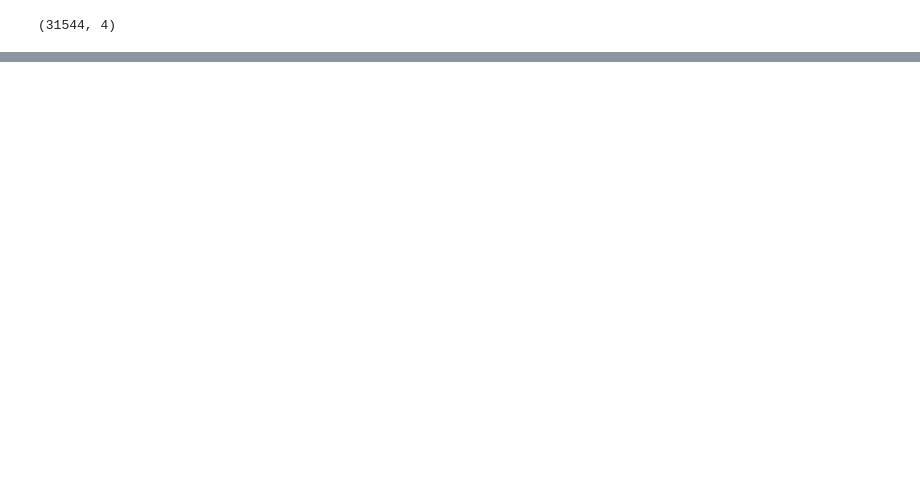
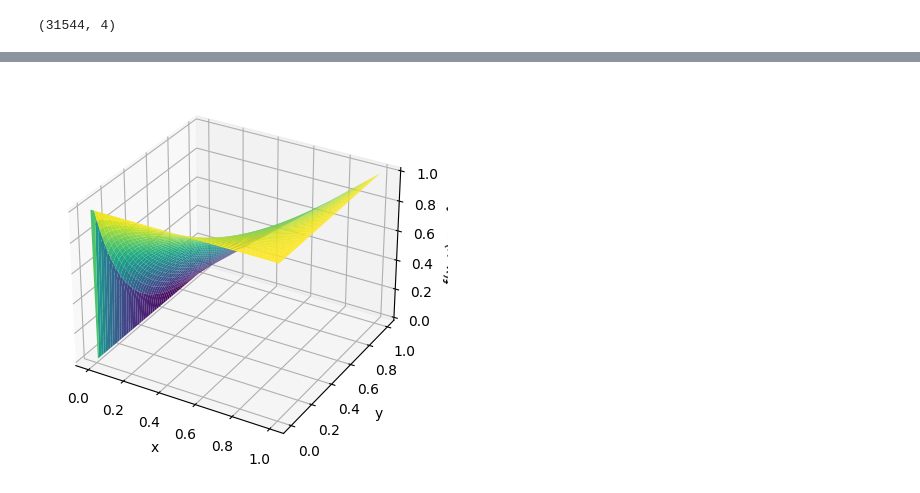
Before and after one commit to js-chemE/HydrofractureShackleton_2023, a Jupyter notebook: figure02.ipynb, the cells around one changed output, grey strips where cells are left out. Saved outputs shown, nothing was run; the diff lists cells and outputs as text; code cells hidden in the pictures; blank space fills up the shorter version.

```diff
--- a/figure02.ipynb
+++ b/figure02.ipynb
@@ -608,3 +1329,34 @@ for i, geo in enumerate(events["geometry"]):
 # ax.set_xscale("log")
 ax.legend()
 plt.show()
+# %%
+import numpy as np
+import matplotlib.pyplot as plt
+from mpl_toolkits.mplot3d import Axes3D
+
+
+# Define the function
+def f(x, y):
+    return x**y
+
+
+# Create a grid of x and y values
+x = np.linspace(0, 1, 100)
+y = np.linspace(0, 1, 100)
+X, Y = np.meshgrid(x, y)
+Z = f(X, Y)
+
+# Create a 3D plot
+fig = plt.figure()
+ax = fig.add_subplot(111, projection="3d")
+ax.plot_surface(X, Y, Z, cmap="viridis")
+
+# Set labels
+ax.set_xlabel("x")
+ax.set_ylabel("y")
+ax.set_zlabel("f(x, y) = x^y")
+
+# Show the plot
+plt.show()
+# %% [output]
+[figure, added]
```
Also changed, not shown: parts of 26 cells of this notebook, 57 other files.
